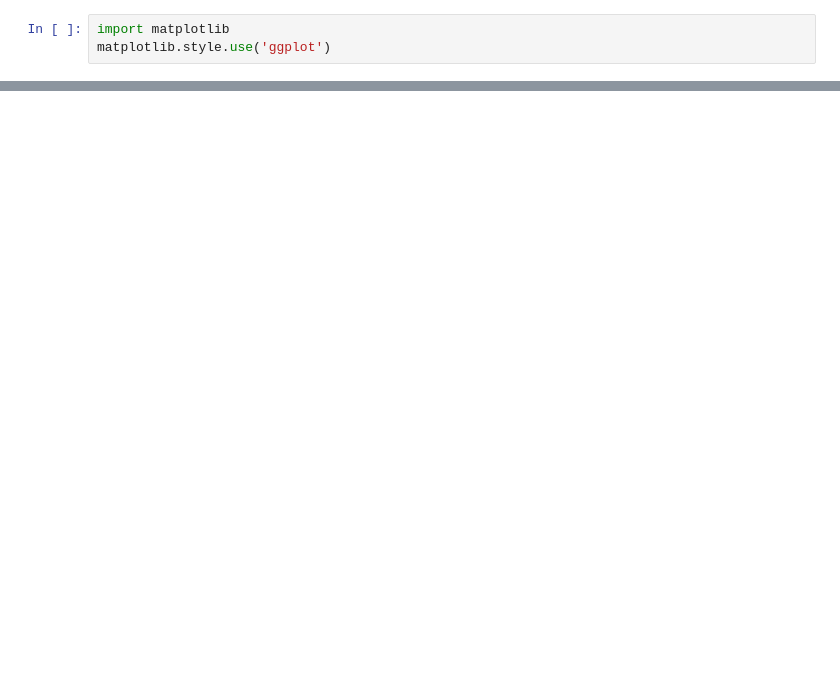
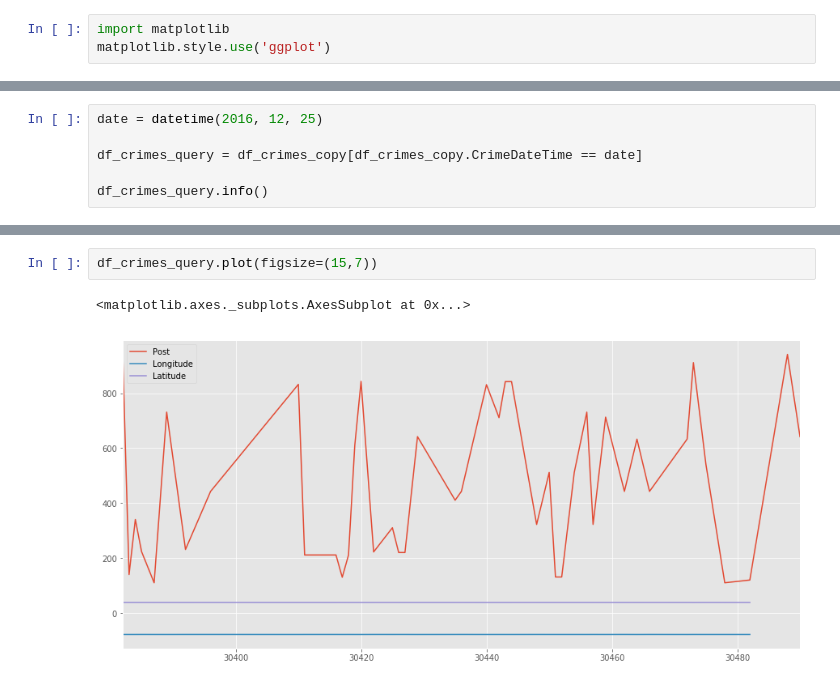
Before and after one commit to rmmariano/CAP386_intro_data_science, a Jupyter notebook: projeto/crimes_baltimore/crimes_baltimore.ipynb, the cells around one changed output, grey strips where cells are left out. Drawn from its saved outputs; the diff is of its cells as text; blank space fills up the shorter version.

```diff
--- a/projeto/crimes_baltimore/crimes_baltimore.ipynb
+++ b/projeto/crimes_baltimore/crimes_baltimore.ipynb
@@ -468,0 +450,6 @@ ValueError: pie requires either y column or 'subplots=True'
+# %%
+date = datetime(2016, 12, 25)
+
+df_crimes_query = df_crimes_copy[df_crimes_copy.CrimeDateTime == date]
+
+df_crimes_query.info()
@@ -468,0 +474,5 @@ ValueError: pie requires either y column or 'subplots=True'
+# %%
+df_crimes_query.plot(figsize=(15,7))
+# %% [output]
+<matplotlib.axes._subplots.AxesSubplot at 0x...>
+[figure, added]
```
Also changed, not shown: parts of 13 cells of this notebook, 1 other file.
